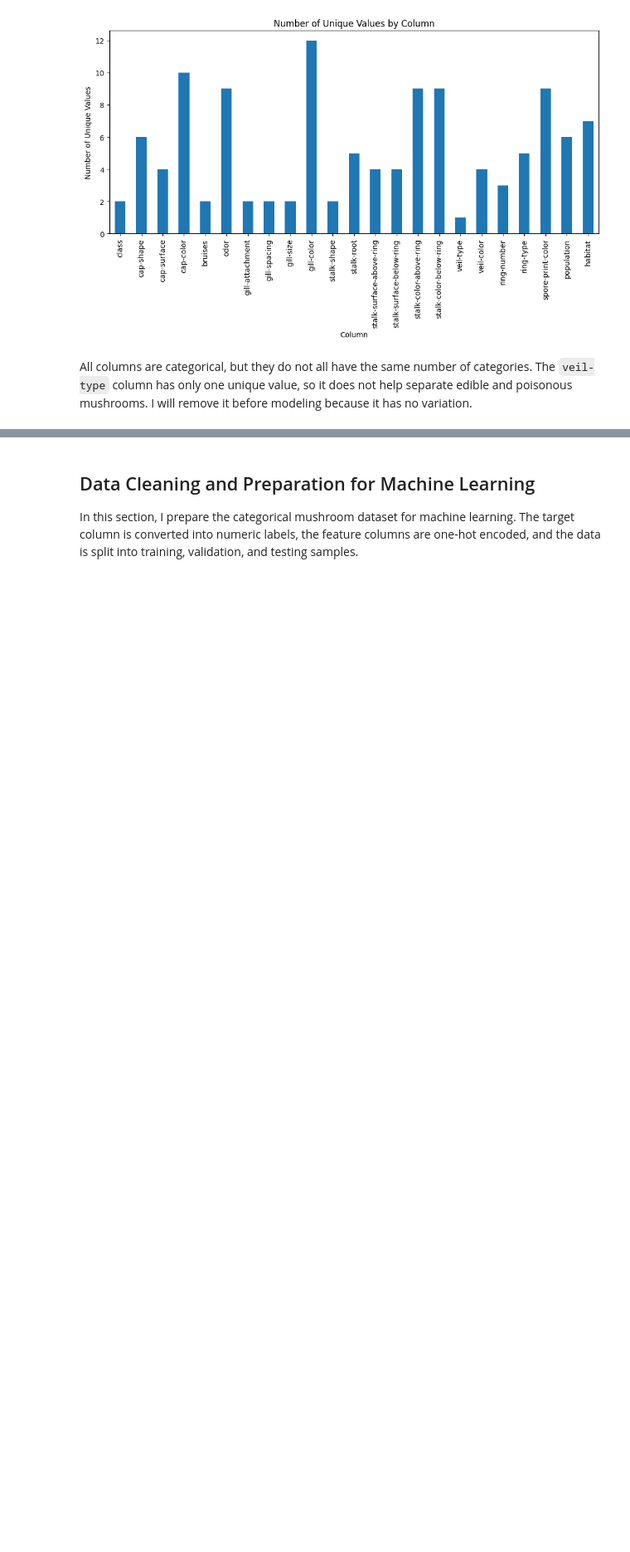
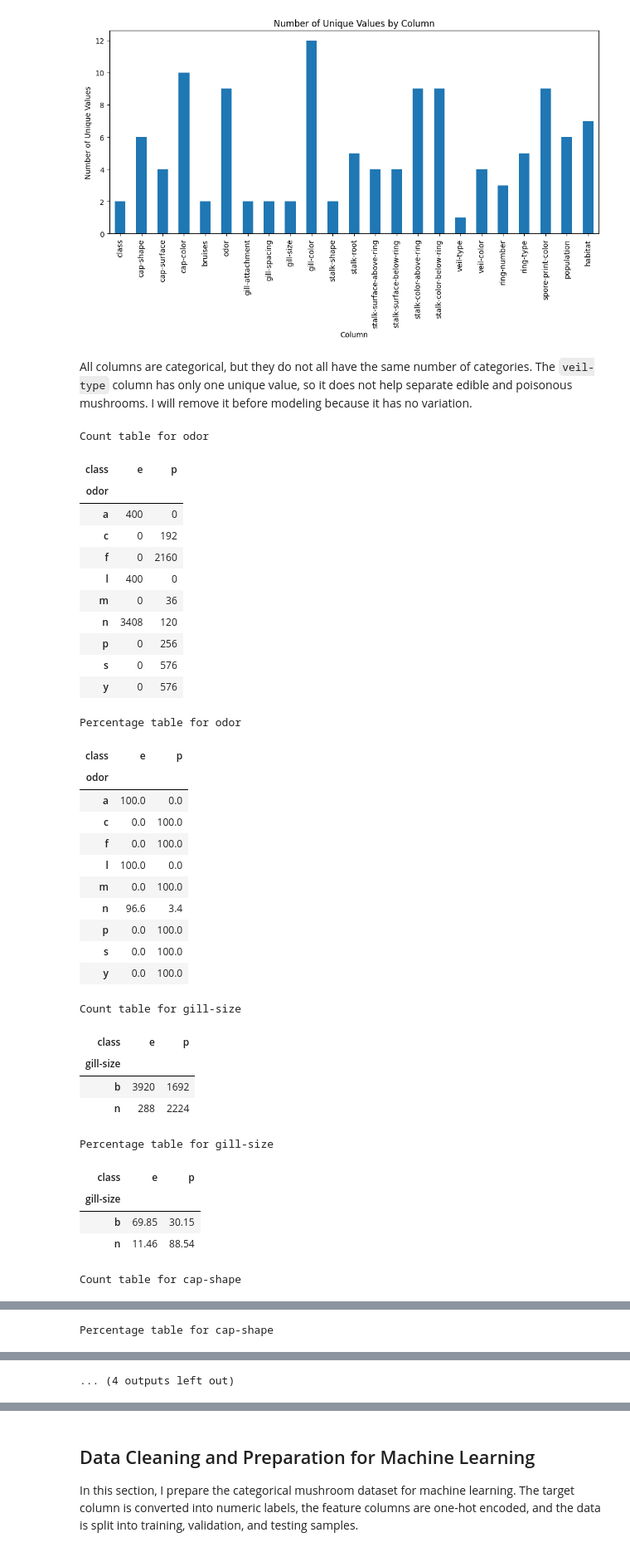
Before and after one commit to samip-bajgai/data3402.finalproject, a Jupyter notebook: notebooks/mushroom_classification_project.ipynb, the cells around one changed output, grey strips where cells are left out. Shown at 83% size. Drawn from its saved outputs; the diff is of its cells as text; code cells hidden in the pictures; blank space fills up the shorter version.

Commit message:
Add baseline and sanity checks

```diff
--- a/notebooks/mushroom_classification_project.ipynb
+++ b/notebooks/mushroom_classification_project.ipynb
@@ -317,3 +321,60 @@ plt.show()
 [figure]
 # %% [markdown]
 All columns are categorical, but they do not all have the same number of categories. The `veil-type` column has only one unique value, so it does not help separate edible and poisonous mushrooms. I will remove it before modeling because it has no variation.
+# %%
+# Creating a function for checking class percentages inside a categorical feature
+def show_class_percentages(column):
+    # Counting class values for each category
+    count_table = pd.crosstab(df[column], df["class"])
+
+    # Computing row percentages
+    percent_table = pd.crosstab(df[column], df["class"], normalize="index") * 100
+
+    # Displaying count and percentage tables
+    print("Count table for", column)
+    display(count_table)
+
+    print("Percentage table for", column)
+    display(percent_table.round(2))
+# %%
+# Checking class percentages for important categorical features
+show_class_percentages("odor")
+show_class_percentages("gill-size")
+show_class_percentages("cap-shape")
+show_class_percentages("habitat")
+# %% [output]
+Count table for odor
+| class | e | p |
+| odor |  |  |
+| a | 400 | 0 |
+| c | 0 | 192 |
+| f | 0 | 2160 |
+| l | 400 | 0 |
+| m | 0 | 36 |
+| n | 3408 | 120 |
+| p | 0 | 256 |
+| s | 0 | 576 |
+| y | 0 | 576 |
+Percentage table for odor
+| class | e | p |
+| odor |  |  |
+| a | 100.0 | 0.0 |
+| c | 0.0 | 100.0 |
+| f | 0.0 | 100.0 |
+| l | 100.0 | 0.0 |
+| m | 0.0 | 100.0 |
+| n | 96.6 | 3.4 |
+| p | 0.0 | 100.0 |
+| s | 0.0 | 100.0 |
+| y | 0.0 | 100.0 |
+Count table for gill-size
+| class | e | p |
+| gill-size |  |  |
+| b | 3920 | 1692 |
+| n | 288 | 2224 |
+Percentage table for gill-size
+| class | e | p |
+| gill-size |  |  |
+| b | 69.85 | 30.15 |
+| n | 11.46 | 88.54 |
+Count table for cap-shape
@@ -319,0 +389 @@ All columns are categorical, but they do not all have the same number of categor
+Percentage table for cap-shape
@@ -319,0 +398 @@ All columns are categorical, but they do not all have the same number of categor
+... (4 outputs left out)
```
Also changed, not shown: parts of 27 cells of this notebook.
